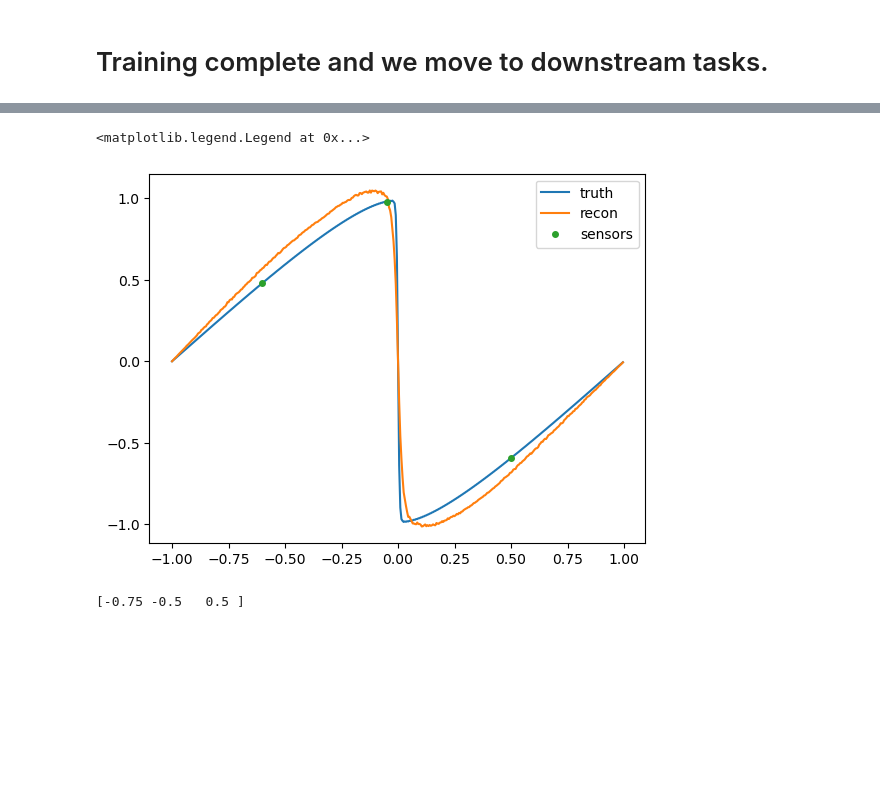
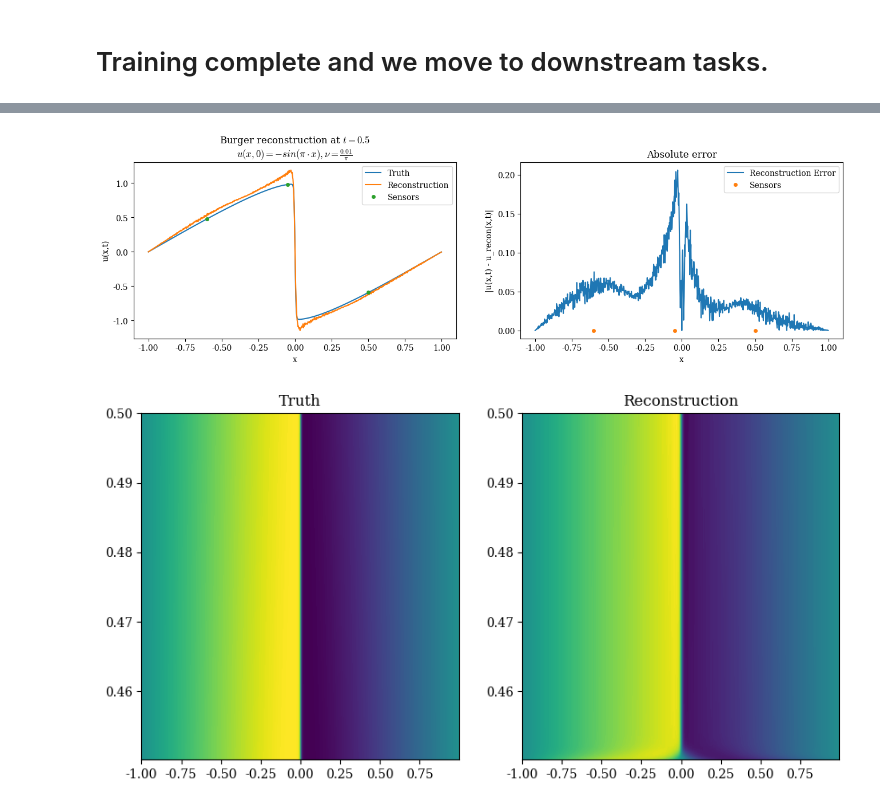
Before and after one commit to Paruuv/Master, a Jupyter notebook: SHRED_burgers.ipynb, the cells around one changed output, grey strips where cells are left out. Saved outputs shown, nothing was run; the diff lists cells and outputs as text; code cells hidden in the pictures; blank space fills up the shorter version.

```diff
--- a/SHRED_burgers.ipynb
+++ b/SHRED_burgers.ipynb
@@ -15,7 +15,7 @@ def Fourier_n(u, Omega,n):
     u_hat = ifft(u_hat)
     return u_hat
 
-N = 400
+N = 1000
 L = 2
 x = np.linspace(-L/2, L/2, N, endpoint=False)
 
@@ -25,14 +25,13 @@ Omega = scale*n
 u0 = -np.sin(np.pi*x)
 
 def burgers(u, Omega,nu):
-    #dudt = -u*Fourier_n(u, Omega, 1)+nu*Fourier_n(u, Omega, 2)
     dudt = -0.5*Fourier_n(u*u, Omega, 1)+nu*Fourier_n(u, Omega, 2)
     return np.real(dudt)
 
 tend = 0.5
 tspan = [0, tend]
 nu = 0.01/np.pi
-t_len = 2000
+t_len = 3000
 tmeasurements = np.linspace(0, tend, t_len)
 sol = solve_ivp(lambda t, u: burgers(u, Omega,nu),tspan, u0, t_eval=tmeasurements)
 data = sol.y.T
@@ -63,13 +57,17 @@ Now we initialize the SHRED data setup.
 from pyshred import DataManager, SHRED, SHREDEngine, DeviceConfig
 # import pyshred
 manager = DataManager(
-    lags=5,          #
-    train_size=0.7,   # 80% for training We take 80% from the start 0,1,2,3...
-    val_size=0.2,     # 10% for validation Then comes val 10% from where train ends.
+    lags=50,          #
+    train_size=0.8,   # 80% for training We take 80% from the start 0,1,2,3...
+    val_size=0.1,     # 10% for validation Then comes val 10% from where train ends.
     test_size=0.1     # 10% for testing Lastly comes test.
 
 )
+x1 = -0.60
+x2 = -0.05
+x3 = 0.5
 
+sensor_locs = [np.argmin(x< x1),np.argmin(x< x2),np.argmin(x< x3)]
 manager.add_data(
     data=data,         # Must have time as the first index of the data.
     id="burger",          # Unique identifier for the dataset
@@ -124,7 +101,7 @@ torch.Size([400])
 val_errors = shred.fit(
     train_dataset=train_dataset,
     val_dataset=val_dataset,
-    num_epochs=200,
+    num_epochs=60,
     batch_size= 64,
     verbose = True,
     lr = 0.0003
@@ -222,34 +159,62 @@ burger   0.009386  0.096879  0.071115 -615.204206
 # %%
 import matplotlib.pyplot as plt
 import numpy as np
-
+import matplotlib.pyplot as plt
+plt.rcParams.update({
+    "font.family": "serif",
+    # "font.serif": ["Computer Modern Roman"],
+    "mathtext.fontset": "cm",       # Computer Modern for math
+    "axes.unicode_minus": False,    # So minus sign appears correctly
+})
+index = -(1)
 # Final ground truth frame from the test set
-truth = data[-1]
+truth = data[index]
 
 # Extract final reconstructed frame (from sensor-based latents)
 reconstructions = test_reconstruction["burger"]
-reconstruction = reconstructions[h - 1]
+reconstruction = reconstructions[index]
 
 # Extract final forecasted frame (from forecasted latents)
 forecasts = test_forecast["burger"]
-forecast = forecasts[h - 1]
+forecast = forecasts[index]
 
 # Collect data and labels for visualization
 compare_data = [truth, reconstruction, forecast]
 titles = ["Test Ground Truth", "SHRED Reconstruction", "SHRED Forecast"]
 
 
 # Create side-by-side comparison plot
-fig,ax = plt.subplots()
-ax.plot(x,truth, label = 'truth')
-ax.plot(x,reconstruction,label = 'recon')
-# ax.plot(x,forecast,label = 'forecast')
-ax.plot(x[sensor_locs],truth[sensor_locs],'o', label = 'sensors',markersize = 4)
-ax.legend()
+fig,ax = plt.subplots(1,2, figsize=(16,4))
+ax[0].plot(x,truth, label = 'Truth')
+ax[0].plot(x,reconstruction,label = 'Reconstruction')
+# ax[0].plot(x,forecast,label = 'forecast')
+ax[0].plot(x[sensor_locs],truth[sensor_locs],'o', label = 'Sensors',markersize = 4)
+ax[0].set_xlabel(r'x')
+ax[0].set_ylabel(r'u(x,t)')
+ax[0].legend()
+ax[1].plot(x,abs(truth-reconstruction), label = 'Reconstruction Error')
+ax[1].plot(x[sensor_locs],np.zeros(3),'o', label = 'Sensors',markersize = 4)
+ax[1].set_xlabel(r'x')
+ax[1].set_ylabel(r'|u(x,t) - u_recon(x,t)|')
+ax[1].legend()
+ax[1].set_title('Absolute error')
+ax[0].set_title(r'''Burger reconstruction at $t = 0.5$
+$u(x,0) = -sin(\pi\cdot x), \nu = \frac{0.01}{\pi}$''')
+plt.show()
 # %% [output]
-<matplotlib.legend.Legend at 0x...>
-[figure, old version]
+[figure, new version]
-# %%
-print(x[sensor_locs])
-# %% [output]
-[-0.75 -0.5   0.5 ]
+# %%
+# Reconstructing the full domain
+full_truth_test = data[-t_test:]
+time_test = sol.t[-t_test:]
+
+
+
+fig, ax = plt.subplots(1,2, figsize=(10,5))
+ax[0].contourf(x,time_test,full_truth_test, levels=200, cmap="viridis")
+ax[1].contourf(x,time_test,reconstructions, levels=200, cmap="viridis")
+ax[0].set_title('Truth')
+ax[1].set_title('Reconstruction')
+plt.show()
+# %% [output]
+[figure, added]
```
Also changed, not shown: parts of 7 cells of this notebook, 1 other file.
